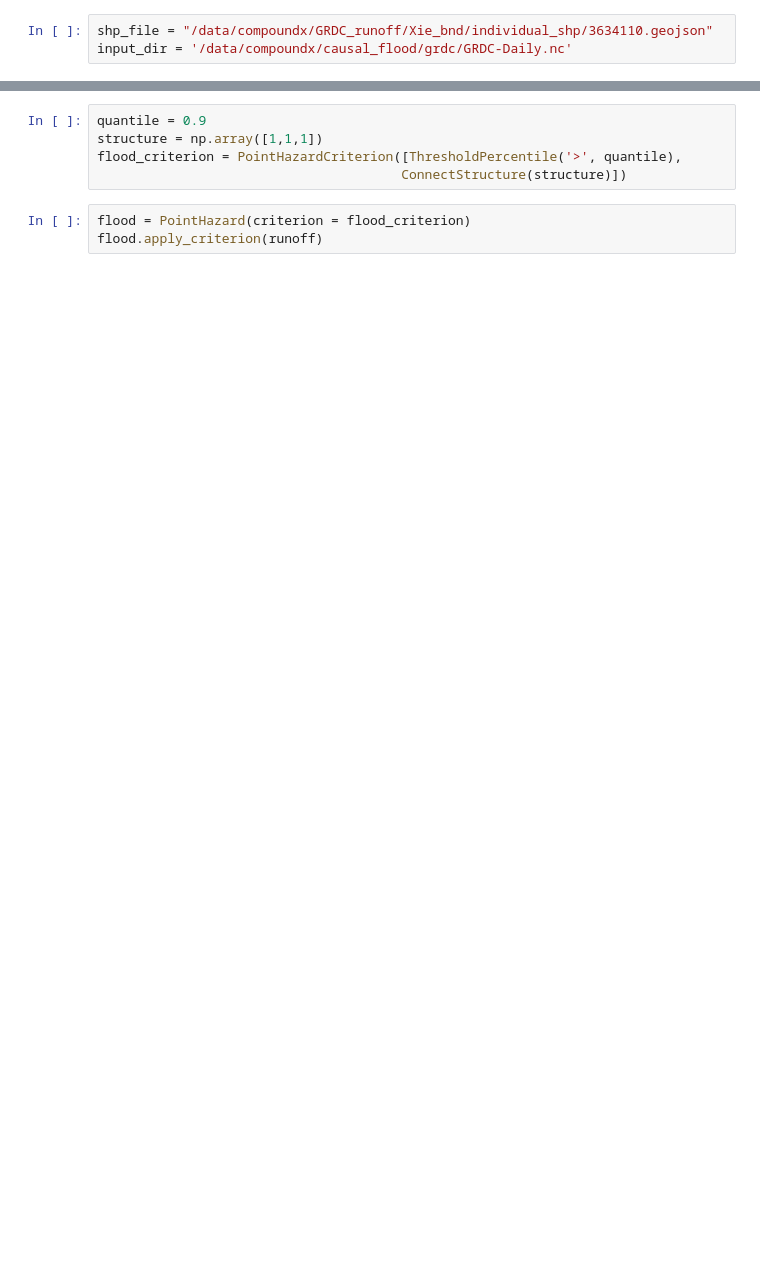
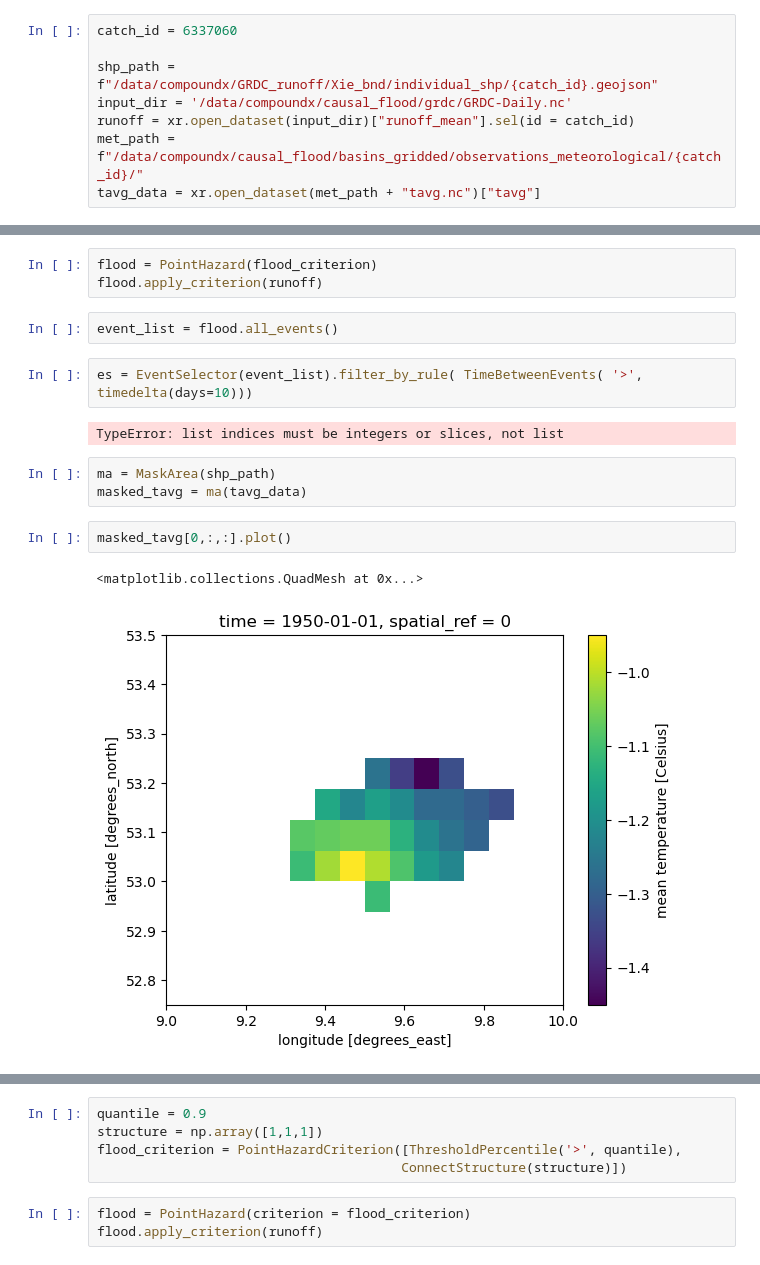
Before and after one commit to ClimAI/climpy, a Jupyter notebook: test_peter_floods.ipynb, the cells around one changed output, grey strips where cells are left out. Drawn from its saved outputs; the diff is of its cells as text; blank space fills up the shorter version.

Commit message:
defination of event selector

```diff
--- a/test_peter_floods.ipynb
+++ b/test_peter_floods.ipynb
@@ -9,3 +10,8 @@ from climpy.hazard.event import PointHazard
 # %%
-shp_file = "/data/compoundx/GRDC_runoff/Xie_bnd/individual_shp/3634110.geojson"
+catch_id = 6337060
+
+shp_path = f"/data/compoundx/GRDC_runoff/Xie_bnd/individual_shp/{catch_id}.geojson"
 input_dir = '/data/compoundx/causal_flood/grdc/GRDC-Daily.nc'
+runoff = xr.open_dataset(input_dir)["runoff_mean"].sel(id = catch_id)
+met_path = f"/data/compoundx/causal_flood/basins_gridded/observations_meteorological/{catch_id}/"
+tavg_data = xr.open_dataset(met_path + "tavg.nc")["tavg"]
@@ -24,0 +26,17 @@ Attributes:
+# %%
+flood = PointHazard(flood_criterion)
+flood.apply_criterion(runoff)
+# %%
+event_list = flood.all_events()
+# %%
+es = EventSelector(event_list).filter_by_rule( TimeBetweenEvents( '>', timedelta(days=10)))
+# %% [output]
+TypeError: list indices must be integers or slices, not list
+# %%
+ma = MaskArea(shp_path)
+masked_tavg = ma(tavg_data)
+# %%
+masked_tavg[0,:,:].plot()
+# %% [output]
+<matplotlib.collections.QuadMesh at 0x...>
+[figure, added]
```
Also changed, not shown: parts of 13 cells of this notebook, 7 other files.
